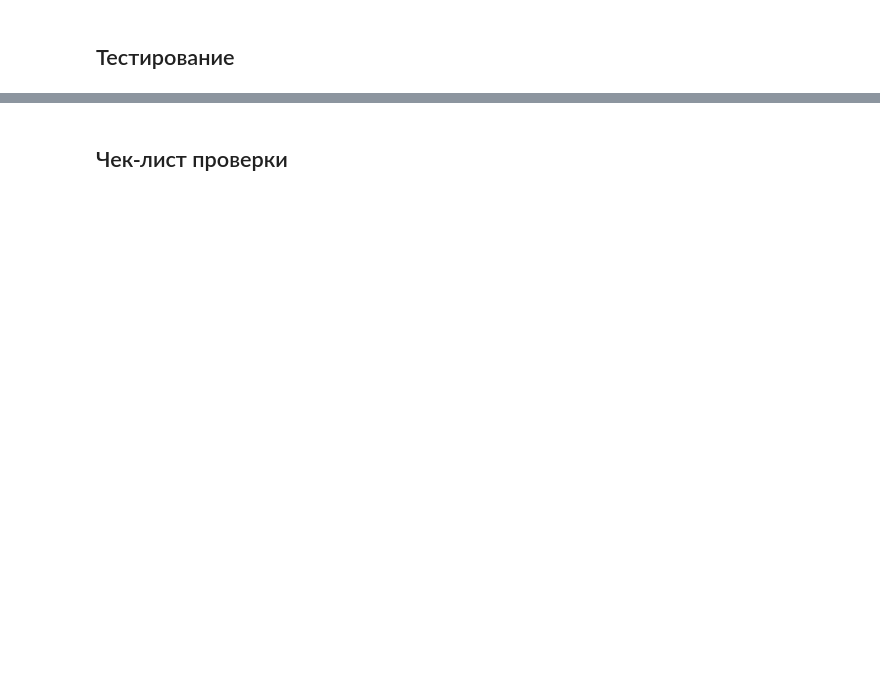
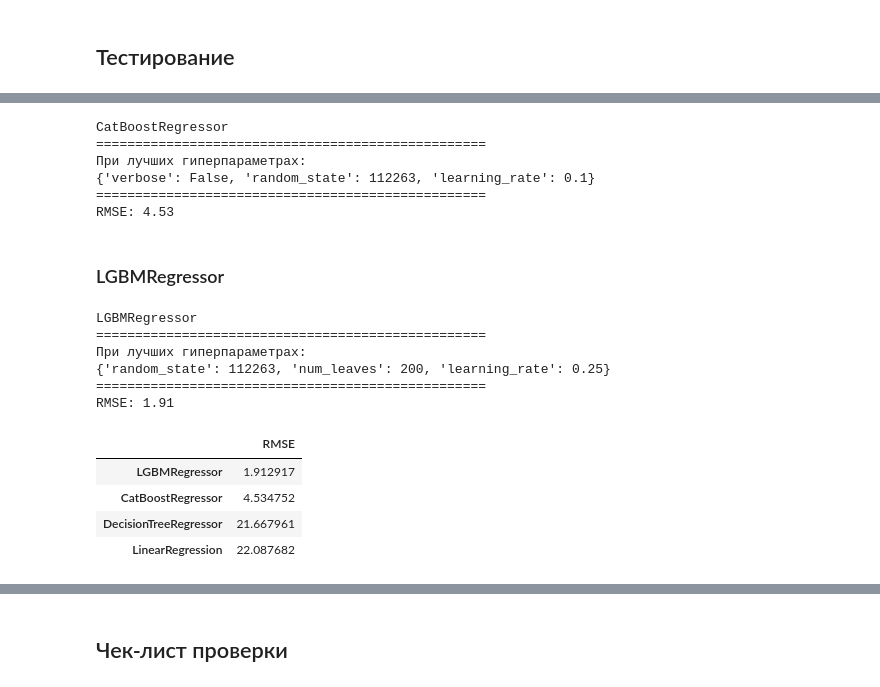
Before and after one commit to step8rother/Yandex_Practicum_Data_Scientist, a Jupyter notebook: 11 Временные ряды/9_project_forecast_taxi_orders.ipynb, the cells around one changed output, grey strips where cells are left out. Cells and saved outputs as stored; diff of their text form; code cells hidden in the pictures; blank space fills up the shorter version.

```diff
--- a/11 Временные ряды/9_project_forecast_taxi_orders.ipynb
+++ b/11 Временные ряды/9_project_forecast_taxi_orders.ipynb
@@ -458,0 +585,15 @@ RMSE: 3.65
+# %%
+print('CatBoostRegressor')
+print('=='*25)
+print(f'При лучших гиперпараметрах: \n{rscv_cbr_test.best_params_}')
+print('=='*25)
+print(f'RMSE: {rmse_cbr.round(2)}')
+# %% [output]
+CatBoostRegressor
+==================================================
+При лучших гиперпараметрах:
+{'verbose': False, 'random_state': 112263, 'learning_rate': 0.1}
+==================================================
+RMSE: 4.53
+# %% [markdown]
+### LGBMRegressor
@@ -458,0 +612,32 @@ RMSE: 3.65
+# %%
+print('LGBMRegressor')
+print('=='*25)
+print(f'При лучших гиперпараметрах: \n{rscv_lgbmr_test.best_params_}')
+print('=='*25)
+print(f'RMSE: {rmse_lgbmr.round(2)}')
+# %% [output]
+LGBMRegressor
+==================================================
+При лучших гиперпараметрах:
+{'random_state': 112263, 'num_leaves': 200, 'learning_rate': 0.25}
+==================================================
+RMSE: 1.91
+# %%
+# Сводный датафрейм рейтинга моделей по метрике RMSE
+
+index = ['LinearRegression',
+         'DecisionTreeRegressor',
+         'CatBoostRegressor',
+         'LGBMRegressor']
+
+data = {'RMSE': [rmse_lr_test, rmse_dtr, rmse_cbr, rmse_lgbmr]}
+rating = pd.DataFrame(data=data, index=index)
+
+
+rating.sort_values(by='RMSE')
+# %% [output]
+|  | RMSE |
+| LGBMRegressor | 1.912917 |
+| CatBoostRegressor | 4.534752 |
+| DecisionTreeRegressor | 21.667961 |
+| LinearRegression | 22.087682 |
```
Also changed, not shown: parts of 50 cells of this notebook.
